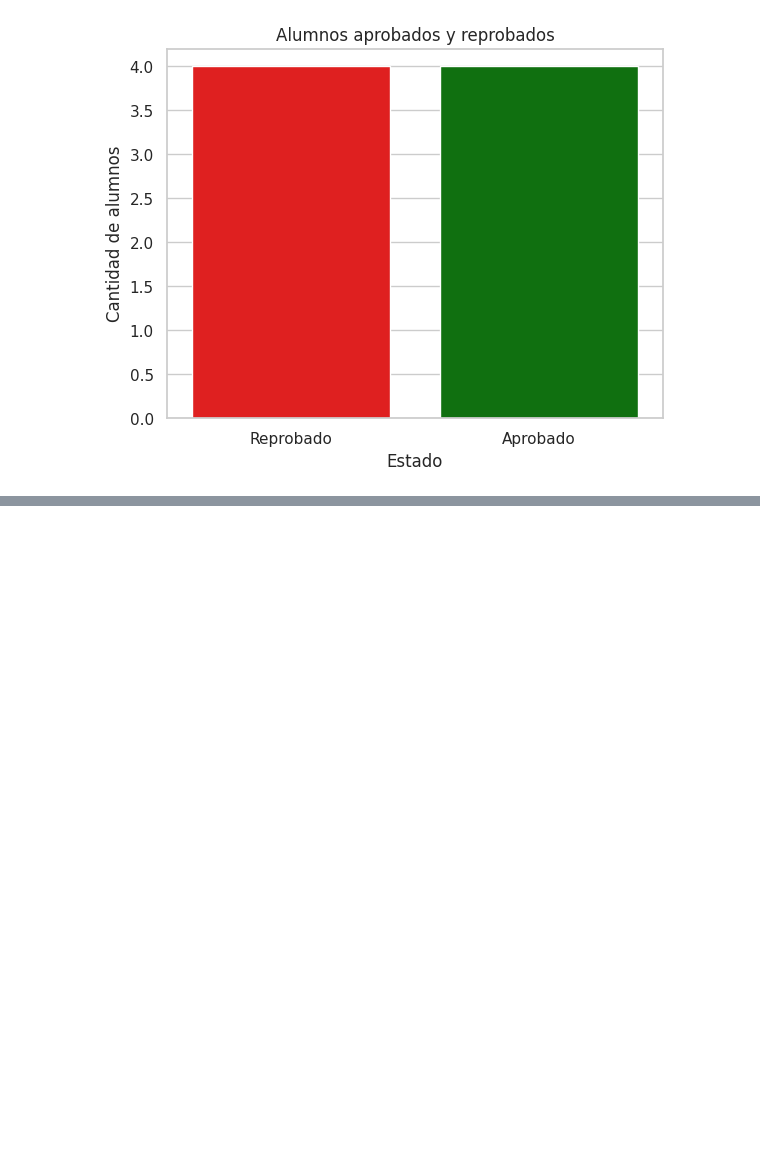
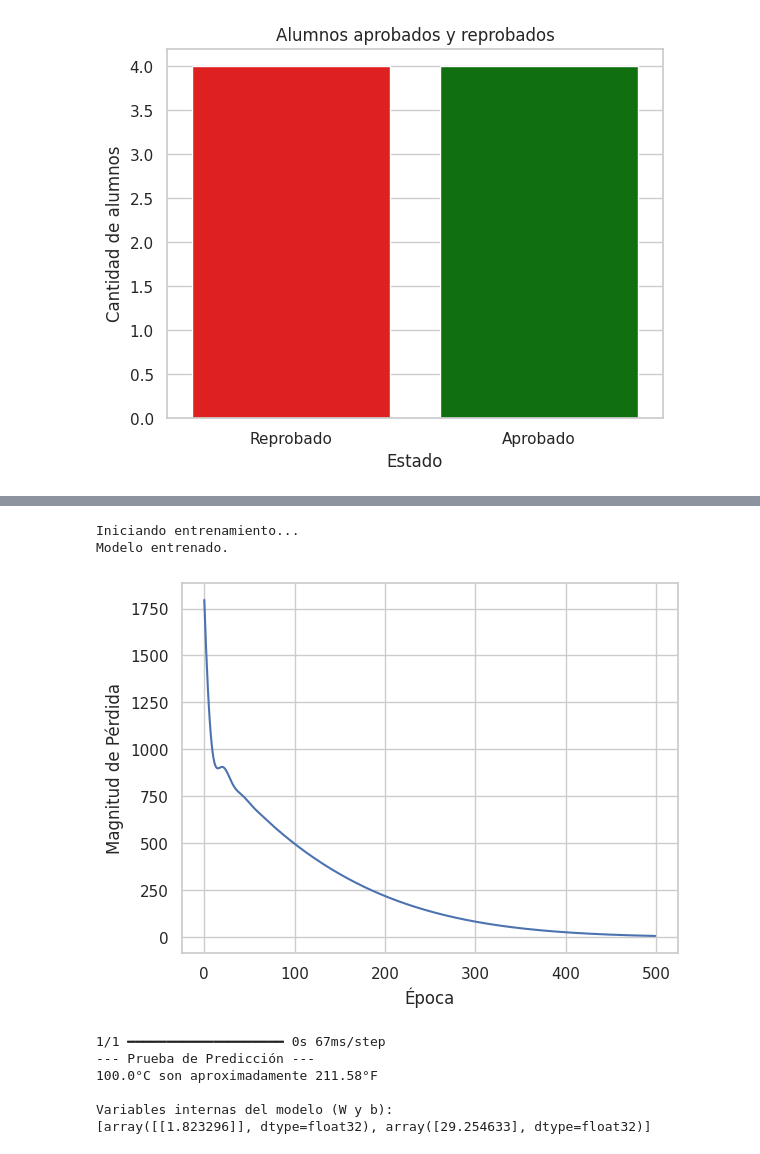
Before and after one commit to LordShadow01/Programacion_lll, a Jupyter notebook: Librerías.ipynb, the cells around one changed output, grey strips where cells are left out. Drawn from its saved outputs; the diff is of its cells as text; code cells hidden in the pictures; blank space fills up the shorter version.

```diff
--- a/Librerías.ipynb
+++ b/Librerías.ipynb
@@ -68,0 +127,37 @@ Passing `palette` without assigning `hue` is deprecated and will be removed in v
+# %%
+celsius    = np.array([-40, -10,  0,  8, 15, 22,  38], dtype=float)
+farenheit = np.array([-40,  14, 32, 46.4, 59, 71.6, 100.4], dtype=float)
+
+modelo = tf.keras.Sequential([
+    tf.keras.layers.Dense(units=1, input_shape=[1])
+])
+
+modelo.compile(optimizer=tf.keras.optimizers.Adam(learning_rate=0.1), loss='mean_squared_error')
+
+print("Iniciando entrenamiento...")
+historial = modelo.fit(celsius, farenheit, epochs=500, verbose=False)
+print("Modelo entrenado.")
+
+plt.xlabel("Época")
+plt.ylabel("Magnitud de Pérdida")
+plt.plot(historial.history["loss"])
+plt.show()
+
+prediccion_celsius = 100.0
+resultado = modelo.predict(np.array([prediccion_celsius]))
+
+print(f"--- Prueba de Predicción ---")
+print(f"{prediccion_celsius}°C son aproximadamente {resultado[0][0]:.2f}°F")
+
+print("\nVariables internas del modelo (W y b):")
+print(modelo.get_weights())
+# %% [output]
+Iniciando entrenamiento...
+Modelo entrenado.
+[figure, added]
+1/1 ━━━━━━━━━━━━━━━━━━━━ 0s 67ms/step
+--- Prueba de Predicción ---
+100.0°C son aproximadamente 211.58°F
+
+Variables internas del modelo (W y b):
+[array([[1.823296]], dtype=float32), array([29.254633], dtype=float32)]
```
Also changed, not shown: parts of 5 cells of this notebook.
